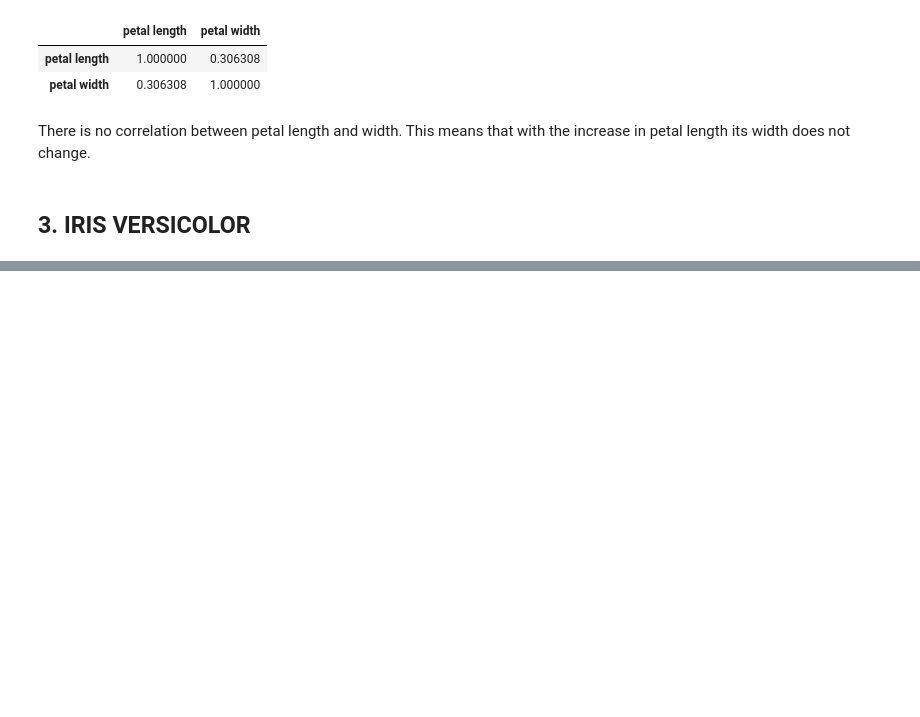
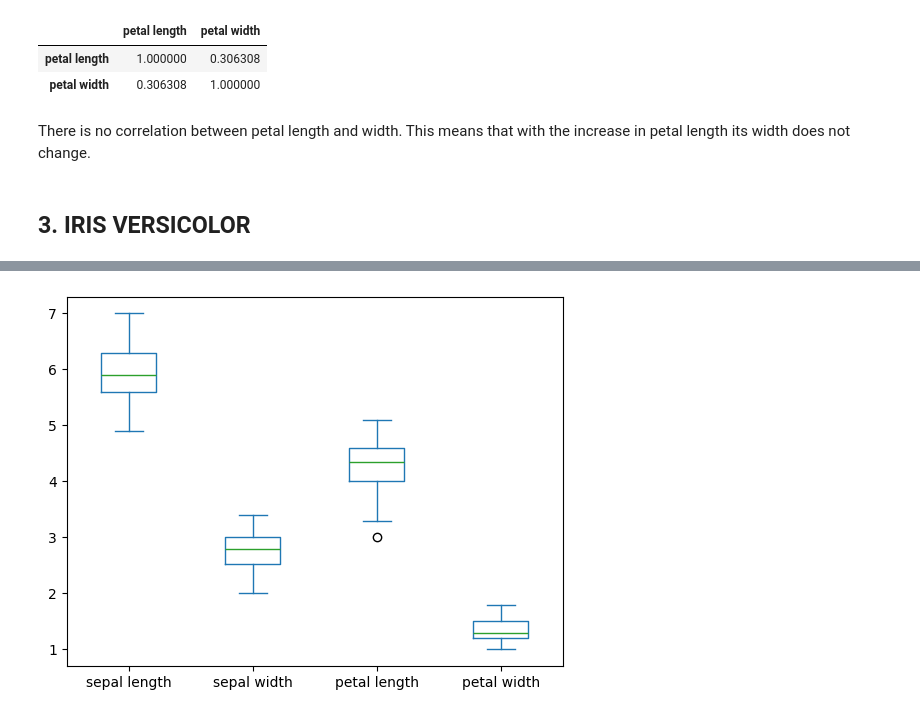
Before and after one commit to Glogover/pands-project, a Jupyter notebook: analysis.ipynb, the cells around one changed output, grey strips where cells are left out. Drawn from its saved outputs; the diff is of its cells as text; code cells hidden in the pictures; blank space fills up the shorter version.

Commit message:
iris versicolor analysis

```diff
--- a/analysis.ipynb
+++ b/analysis.ipynb
@@ -490,3 +490,5 @@ df6[["petal length", "petal width"]].corr() # Correlation between petal length a
 There is no correlation between petal length and width. This means that with the increase in petal length its width does not change.
 # %% [markdown]
 ## 3. IRIS VERSICOLOR
+# %%
+df7 = df.loc[50:99] # "Iris versicolor" only
@@ -492,0 +513,4 @@ There is no correlation between petal length and width. This means that with the
+# %%
+df7.plot(kind='box'); # Box plot for "Iris versicolor"
+# %% [output]
+[figure, added]
```
Also changed, not shown: parts of 13 cells of this notebook, 1 other file.
